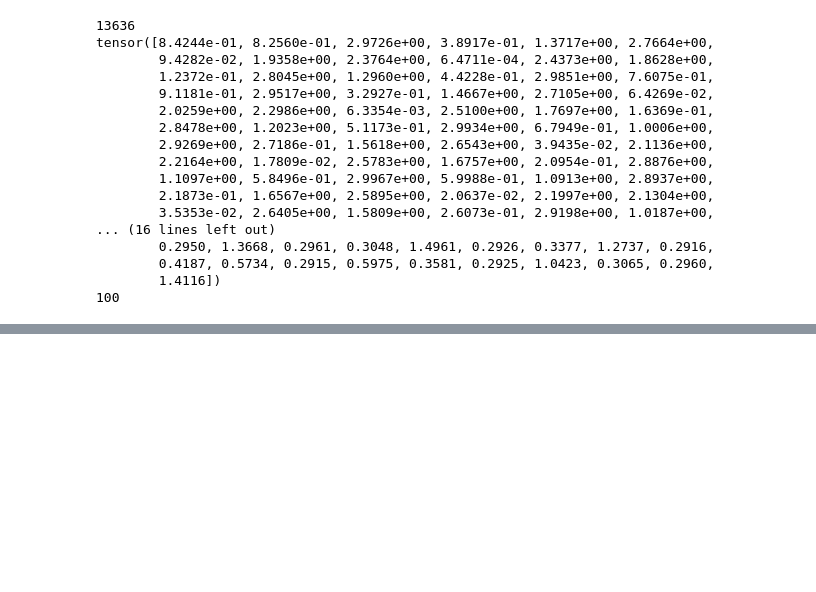
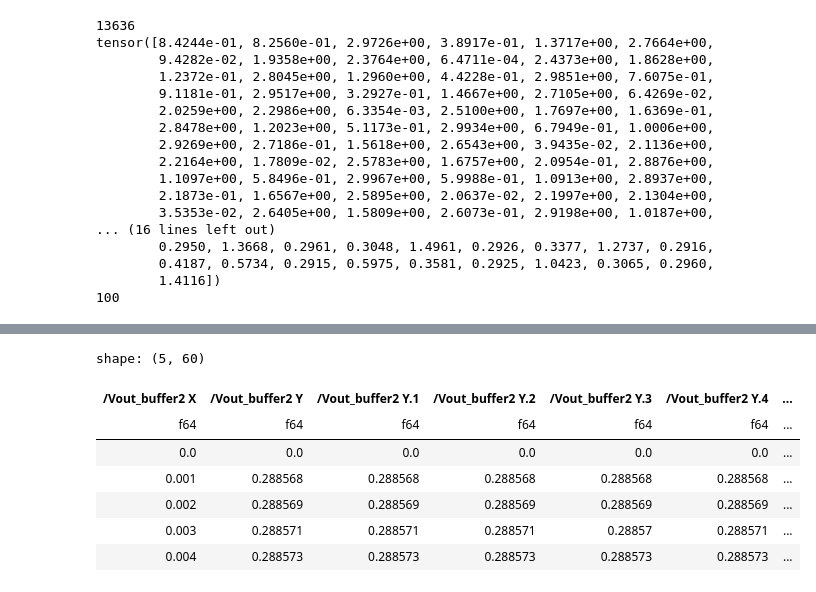
Before and after one commit to LuposX/FlexSpike, a Jupyter notebook: surrogate/1_create_surrogate_dataset.ipynb, the cells around one changed output, grey strips where cells are left out. Drawn from its saved outputs; the diff is of its cells as text; code cells hidden in the pictures; blank space fills up the shorter version.

```diff
--- a/surrogate/1_create_surrogate_dataset.ipynb
+++ b/surrogate/1_create_surrogate_dataset.ipynb
@@ -777,0 +833,11 @@ tensor([8.4244e-01, 8.2560e-01, 2.9726e+00, 3.8917e-01, 1.3717e+00, 2.7664e+00,
+# %%
+df_faulty.head()
+# %% [output]
+shape: (5, 60)
+| /Vout_buffer2 X | /Vout_buffer2 Y | /Vout_buffer2 Y.1 | /Vout_buffer2 Y.2 | /Vout_buffer2 Y.3 | /Vout_buffer2 Y.4 | ... |
+| f64 | f64 | f64 | f64 | f64 | f64 | ... |
+| 0.0 | 0.0 | 0.0 | 0.0 | 0.0 | 0.0 | ... |
+| 0.001 | 0.288568 | 0.288568 | 0.288568 | 0.288568 | 0.288568 | ... |
+| 0.002 | 0.288569 | 0.288569 | 0.288569 | 0.288569 | 0.288569 | ... |
+| 0.003 | 0.288571 | 0.288571 | 0.288571 | 0.28857 | 0.288571 | ... |
+| 0.004 | 0.288573 | 0.288573 | 0.288573 | 0.288573 | 0.288573 | ... |
```
Also changed, not shown: parts of 35 cells of this notebook, 7 other files.
